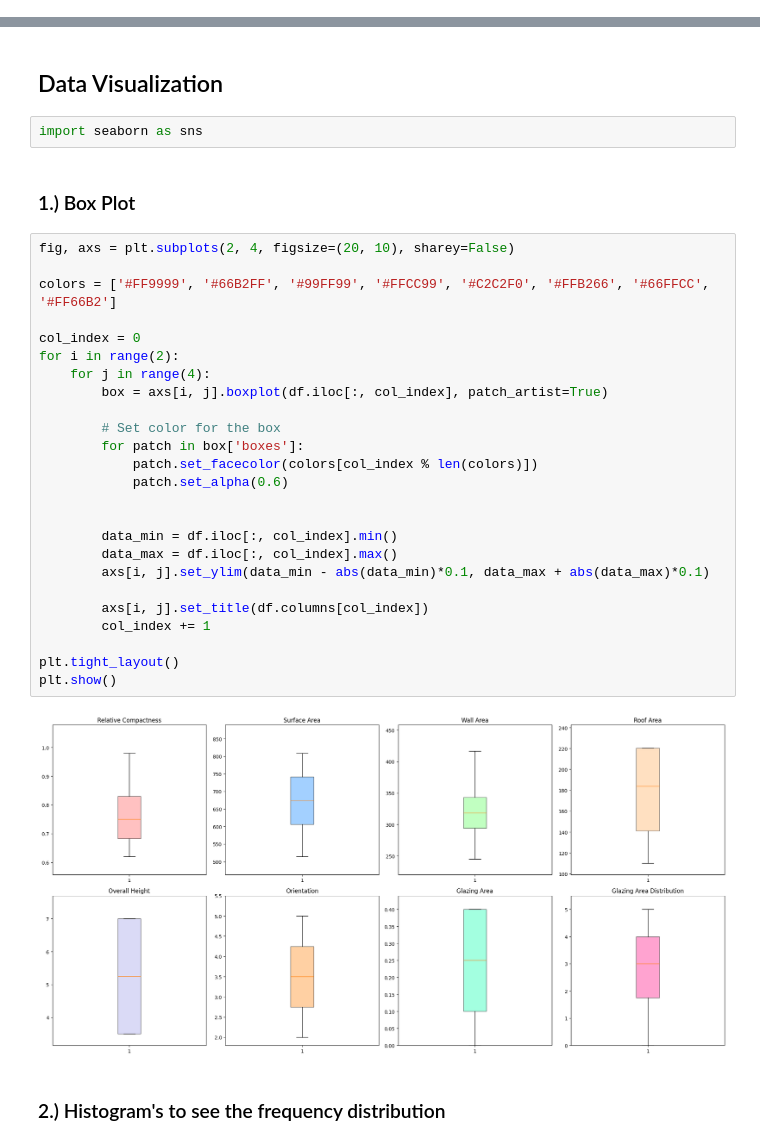
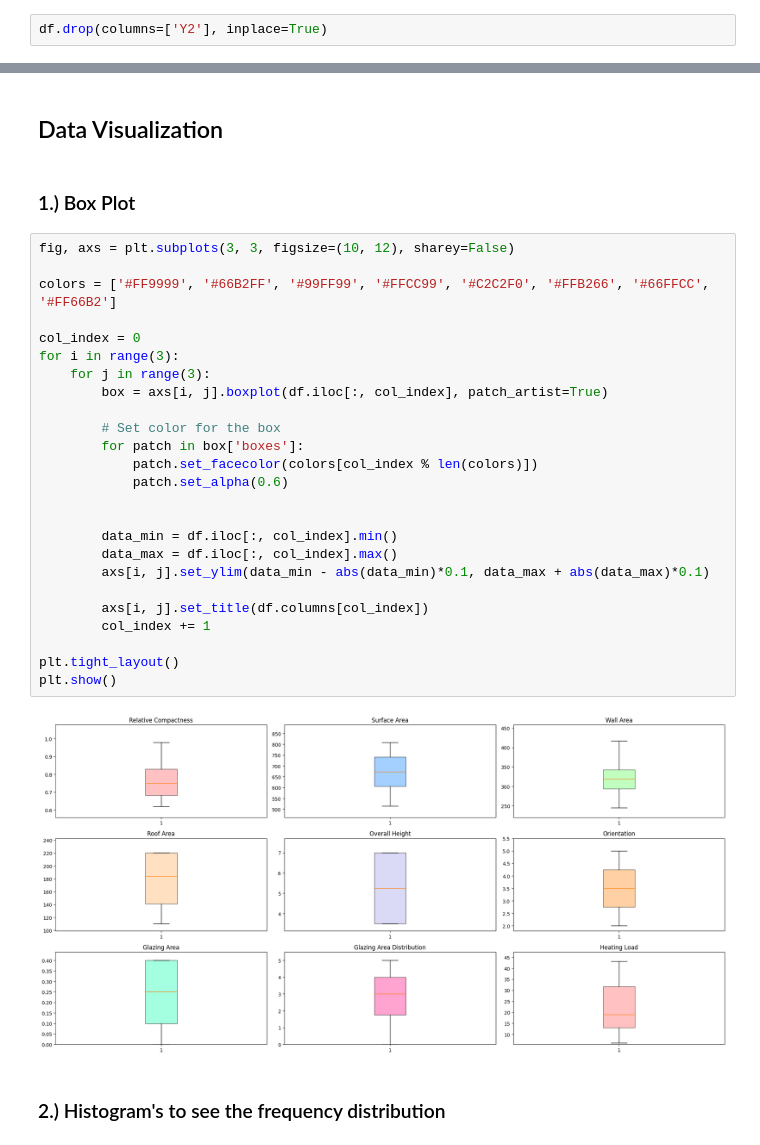
Before and after one commit to utkarshrs/Machine-Learning---Project-1, a Jupyter notebook: assignment_1.ipynb, the cells around one changed output, grey strips where cells are left out. Cells and saved outputs as stored; diff of their text form.

```diff
--- a/assignment_1.ipynb
+++ b/assignment_1.ipynb
@@ -23,3 +14,5 @@ df.describe()
+# %%
+df.drop(columns=['Y2'], inplace=True)
 # %% [markdown]
 ## Renaming the attributes for better readability
 # %%
@@ -61,37 +85,35 @@ df.head()
 | 4 | 0.90 | 563.5 | 318.5 | 122.50 | 7.0 | 2 | 0.0 | ... |
 # %% [markdown]
 ## Data Visualization
-# %%
-import seaborn as sns
 # %% [markdown]
 ### 1.) Box Plot
 # %%
-fig, axs = plt.subplots(2, 4, figsize=(20, 10), sharey=False)
+fig, axs = plt.subplots(3, 3, figsize=(10, 12), sharey=False)
 
 colors = ['#FF9999', '#66B2FF', '#99FF99', '#FFCC99', '#C2C2F0', '#FFB266', '#66FFCC', '#FF66B2']
 
 col_index = 0
-for i in range(2):
-    for j in range(4):
+for i in range(3):
+    for j in range(3):
         box = axs[i, j].boxplot(df.iloc[:, col_index], patch_artist=True)
 
         # Set color for the box
         for patch in box['boxes']:
             patch.set_facecolor(colors[col_index % len(colors)])
             patch.set_alpha(0.6)
 
 
         data_min = df.iloc[:, col_index].min()
         data_max = df.iloc[:, col_index].max()
         axs[i, j].set_ylim(data_min - abs(data_min)*0.1, data_max + abs(data_max)*0.1)
 
         axs[i, j].set_title(df.columns[col_index])
         col_index += 1
 
 plt.tight_layout()
 plt.show()
 # %% [output]
-[figure, old version]
+[figure, new version]
 # %% [markdown]
 ### 2.) Histogram's to see the frequency distribution
 # %%
```
Also changed, not shown: parts of 18 cells of this notebook.
